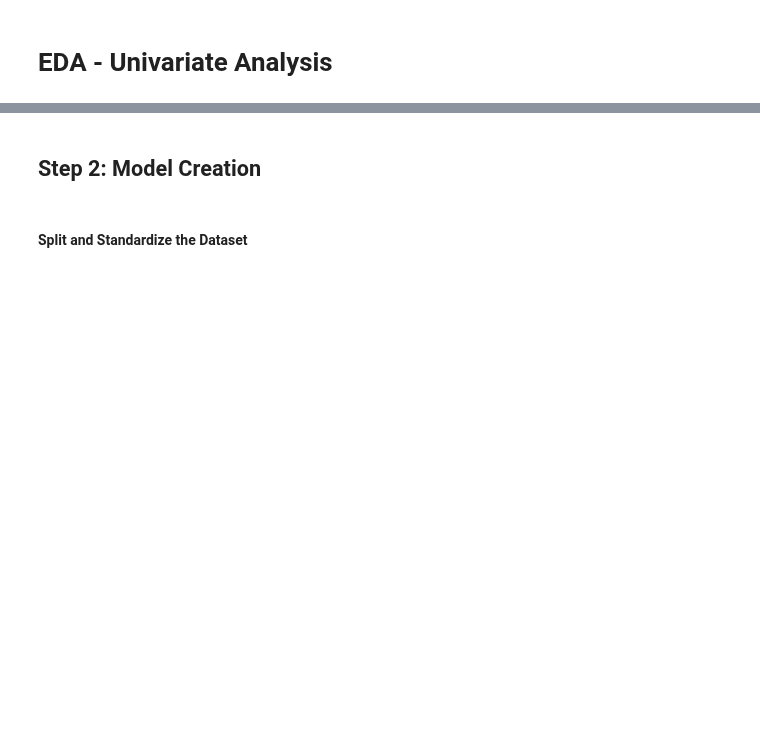
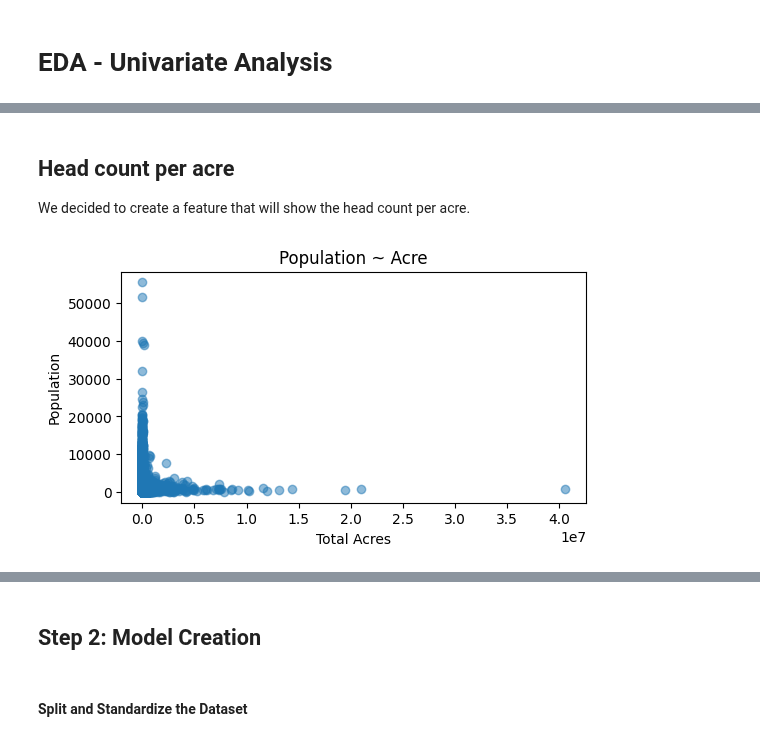
Before and after one commit to JamesJFan/CS6140_MachineLearning_FinalProject_Group1, a Jupyter notebook: CS6140_MachineLearning_FinalProject_Group1.ipynb, the cells around one changed output, grey strips where cells are left out. Cells and saved outputs as stored; diff of their text form; code cells hidden in the pictures; blank space fills up the shorter version.

```diff
--- a/CS6140_MachineLearning_FinalProject_Group1.ipynb
+++ b/CS6140_MachineLearning_FinalProject_Group1.ipynb
@@ -137,0 +154,15 @@ plt.show()
+# %% [markdown]
+## Head count per acre
+
+We decided to create a feature that will show the head count per acre.
+# %%
+df['Pop_Acre'] = df['TotPop'] / df['Ac_Total']
+
+plt.figure(figsize=(6, 3))
+plt.scatter(df['Ac_Total'], df['TotPop'], alpha=0.5)
+plt.title('Population ~ Acre')
+plt.xlabel('Total Acres')
+plt.ylabel('Population')
+plt.show()
+# %% [output]
+[figure, added]
```
Also changed, not shown: parts of 34 cells of this notebook.
